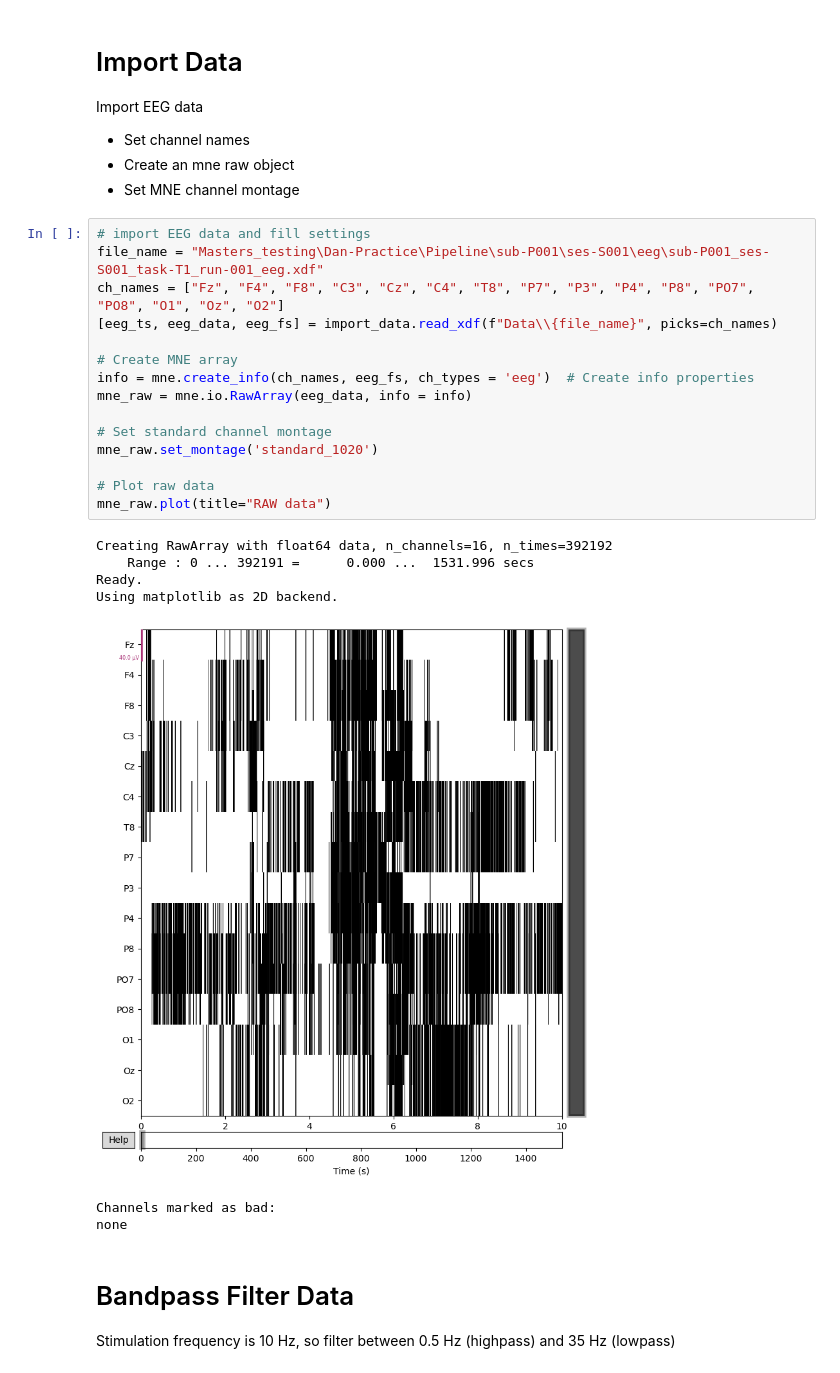
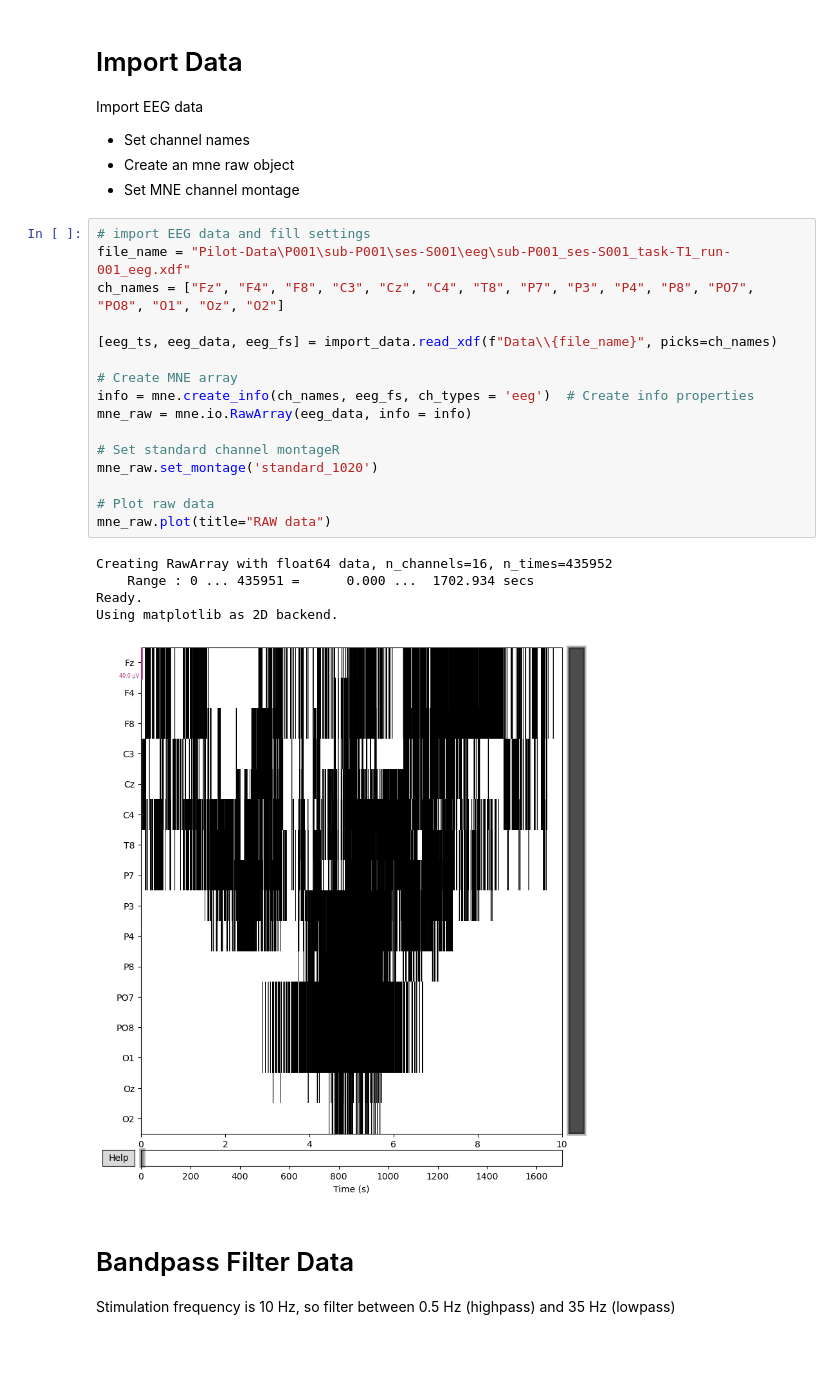
Before and after one commit to kirtonBCIlab/ES_Masters, a Jupyter notebook: Masters-Processing/preprocess.ipynb, the cells around one changed output. Drawn from its saved outputs; the diff is of its cells as text.

Commit message:
Updated for pilot data collection

```diff
--- a/Masters-Processing/preprocess.ipynb
+++ b/Masters-Processing/preprocess.ipynb
@@ -41,27 +41,26 @@ Import EEG data
 - Set MNE channel montage
 # %%
 # import EEG data and fill settings
-file_name = "Masters_testing\Dan-Practice\Pipeline\sub-P001\ses-S001\eeg\sub-P001_ses-S001_task-T1_run-001_eeg.xdf"
+file_name = "Pilot-Data\P001\sub-P001\ses-S001\eeg\sub-P001_ses-S001_task-T1_run-001_eeg.xdf"
 ch_names = ["Fz", "F4", "F8", "C3", "Cz", "C4", "T8", "P7", "P3", "P4", "P8", "PO7", "PO8", "O1", "Oz", "O2"]
+
 [eeg_ts, eeg_data, eeg_fs] = import_data.read_xdf(f"Data\\{file_name}", picks=ch_names)
 
 # Create MNE array
 info = mne.create_info(ch_names, eeg_fs, ch_types = 'eeg')  # Create info properties
 mne_raw = mne.io.RawArray(eeg_data, info = info)
 
-# Set standard channel montage
+# Set standard channel montageR
 mne_raw.set_montage('standard_1020')
 
 # Plot raw data
 mne_raw.plot(title="RAW data")
 # %% [output]
-Creating RawArray with float64 data, n_channels=16, n_times=392192
-    Range : 0 ... 392191 =      0.000 ...  1531.996 secs
+Creating RawArray with float64 data, n_channels=16, n_times=435952
+    Range : 0 ... 435951 =      0.000 ...  1702.934 secs
 Ready.
 Using matplotlib as 2D backend.
-[figure, old version]
+[figure, new version]
-Channels marked as bad:
-none
 # %% [markdown]
 # Bandpass Filter Data
 
```
Also changed, not shown: parts of 7 cells of this notebook, 2 other files.
